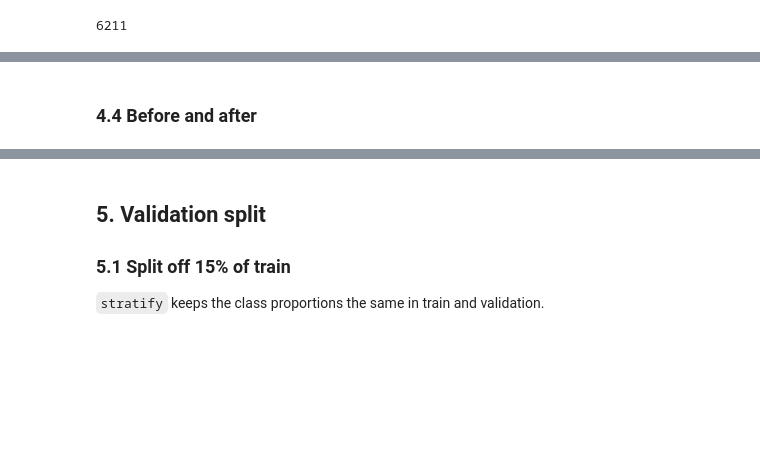
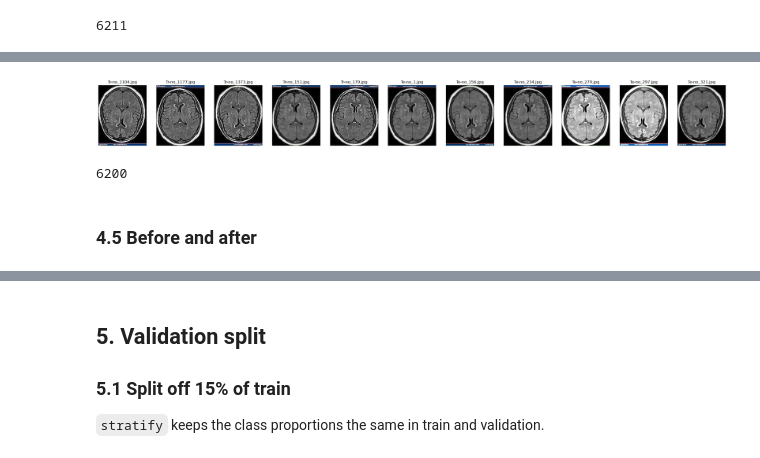
Before and after one commit to brieq/brain-tumor-mri-classification, a Jupyter notebook: notebooks/02_preprocessing.ipynb, the cells around one changed output, grey strips where cells are left out. Cells and saved outputs as stored; diff of their text form; code cells hidden in the pictures; blank space fills up the shorter version.

```diff
--- a/notebooks/02_preprocessing.ipynb
+++ b/notebooks/02_preprocessing.ipynb
@@ -87,5 +115,22 @@ len(df)
+# %%
+banners = df[has_banner]
+
+fig, axes = plt.subplots(1, len(banners), figsize=(2.5 * len(banners), 3))
+for ax, path in zip(axes, banners["path"]):
+    ax.imshow(Image.open(path))
+    ax.set_title(path.name)
+    ax.axis("off")
+plt.tight_layout()
+plt.show()
+# %% [output]
+[figure, added]
+# %%
+df = df[~has_banner].reset_index(drop=True)
+len(df)
+# %% [output]
+6200
 # %% [markdown]
-### 4.4 Before and after
+### 4.5 Before and after
 # %%
 counts_after = pd.crosstab(df["label"], df["split"], margins=True, margins_name="total")
 pd.concat([counts_before, counts_after], axis=1, keys=["before", "after"])
```
Also changed, not shown: parts of 13 cells of this notebook, 2 other files.
